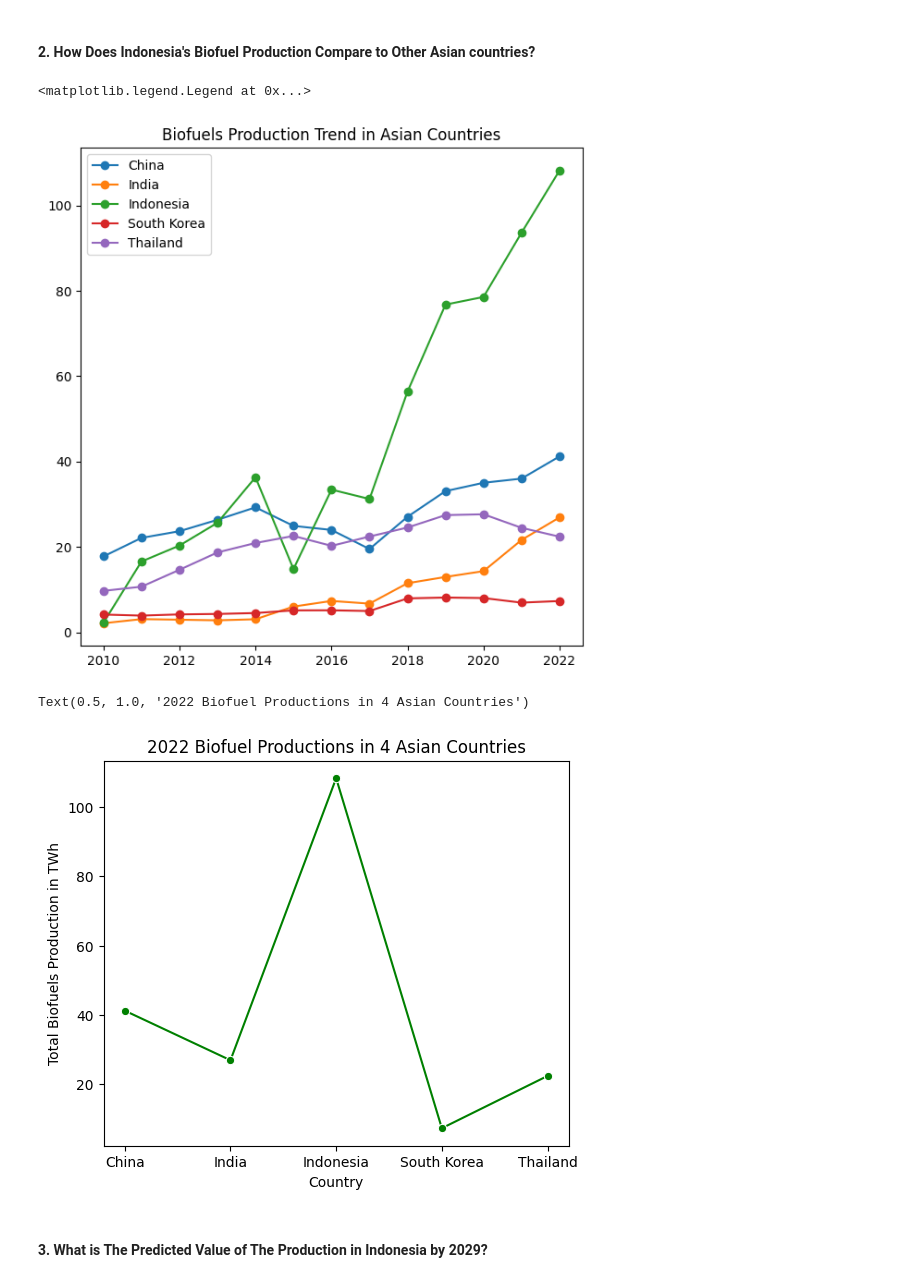
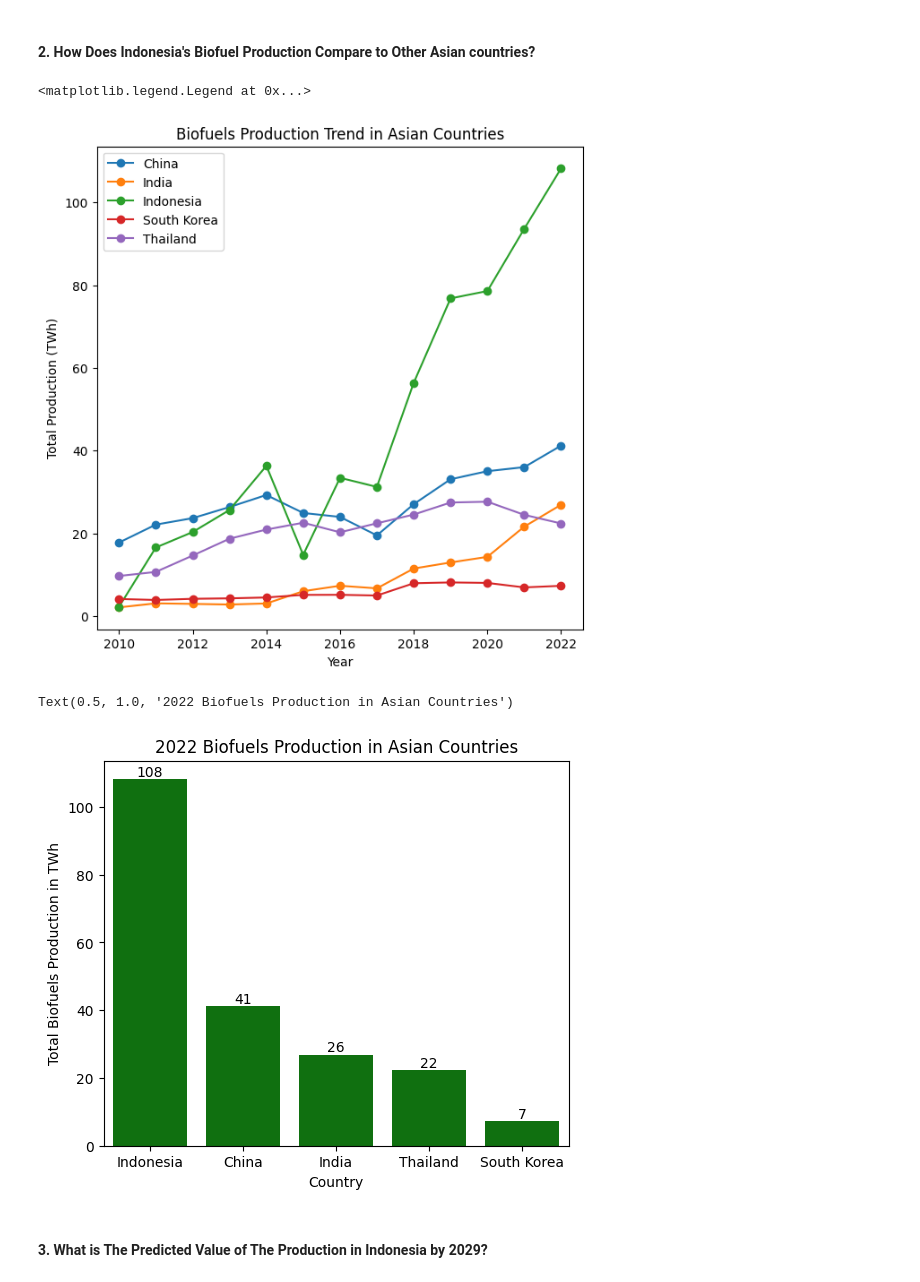
Before and after one commit to ptrcapepita/indonesia-biofuel-production-analysis, a Jupyter notebook: BiofuelProduction_Project.ipynb, the cells around one changed output. Cells and saved outputs as stored; diff of their text form; code cells hidden in the pictures.

```diff
--- a/BiofuelProduction_Project.ipynb
+++ b/BiofuelProduction_Project.ipynb
@@ -256,10 +294,12 @@ ax.plot(x_SKorea, y_SKorea, 'o-' ,label='South Korea')
 ax.plot(x_Thailand, y_Thailand, 'o-' ,label='Thailand')
 
 ax.set_title('Biofuels Production Trend in Asian Countries')
+ax.set_xlabel('Year')
+ax.set_ylabel('Total Production (TWh)')
 ax.legend()
 # %% [output]
 <matplotlib.legend.Legend at 0x...>
-[figure, old version]
+[figure, new version]
 # %%
 country_only = ["Thailand", "India", "Indonesia", "China", "South Korea"]
 extracted_country = df['Entity'].isin(country_only)
@@ -270,12 +310,16 @@ latest_year = extracted_country & extracted_year
 df_latest_year = df[latest_year]
 # %%
 plt.figure(figsize=(6,5))
-plot_latest_year = sns.lineplot(x=df_latest_year['Entity'], y=df_latest_year['Total Biofuels Production in TWh'], marker='o', color='green')
+plot_latest_year = sns.barplot(x=df_latest_year['Entity'], y=df_latest_year['Total Biofuels Production in TWh'], color='green', order= df_latest_year.sort_values('Total Biofuels Production in TWh', ascending=False).Entity)
+for p in plt.gca().patches:
+    plt.gca().annotate(str(int(p.get_height())), (p.get_x() + p.get_width() / 2., p.get_height()),
+                       ha='center', va='center', fontsize=10, color='black', xytext=(0, 5),
+                       textcoords='offset points')
 plt.xlabel("Country")
-plt.title('2022 Biofuel Productions in 4 Asian Countries')
+plt.title('2022 Biofuels Production in Asian Countries')
 # %% [output]
-Text(0.5, 1.0, '2022 Biofuel Productions in 4 Asian Countries')
+Text(0.5, 1.0, '2022 Biofuels Production in Asian Countries')
-[figure, old version]
+[figure, new version]
 # %% [markdown]
 #### **3. What is The Predicted Value of The Production in Indonesia by 2029?**
 # %%
```
Also changed, not shown: parts of 5 cells of this notebook.
